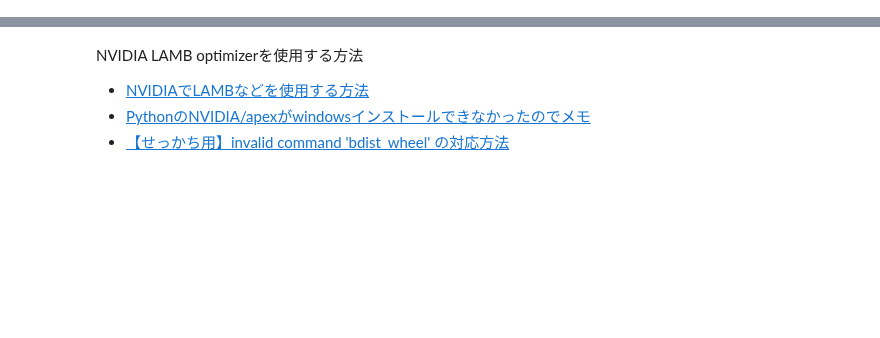
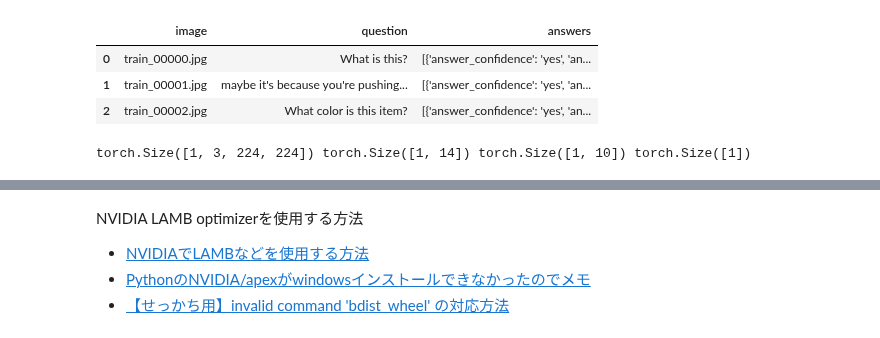
Before and after one commit to nopeet/dl_lecture_competition_pub, a Jupyter notebook: EDA.ipynb, the cells around one changed output, grey strips where cells are left out. Cells and saved outputs as stored; diff of their text form; code cells hidden in the pictures; blank space fills up the shorter version.

```diff
--- a/EDA.ipynb
+++ b/EDA.ipynb
@@ -11,3 +16,11 @@ from torchvision import transforms
+# %%
+df = pandas.read_json("./data/train_EXP.json")  # question, answerを持つDataFrame
+df.head()
+# %% [output]
+|  | image | question | answers |
+| 0 | train_00000.jpg | What is this? | [{'answer_confidence': 'yes', 'an... |
+| 1 | train_00001.jpg | maybe it's because you're pushing... | [{'answer_confidence': 'yes', 'an... |
+| 2 | train_00002.jpg | What color is this item? | [{'answer_confidence': 'yes', 'an... |
 # %%
 def process_text(text):
     # lowercase
@@ -157,3 +174,12 @@ transform = transforms.Compose([
+# %%
+for image, question, answers, mode_answer in train_loader:
+    print(image.size(), question.size(), answers.size(), mode_answer.size())
+    break
+# torch.Size([1, 3, 224, 224]) torch.Size([1, 14]) torch.Size([1, 10]) torch.Size([1])
+# torch.Size([3, 3, 224, 224]) torch.Size([3, 14]) torch.Size([3, 10]) torch.Size([3])
+# [batch_size, channel, height, width] [batch_size, vocab_size] [batch_size, n_answer] [batch_size]
+# %% [output]
+torch.Size([1, 3, 224, 224]) torch.Size([1, 14]) torch.Size([1, 10]) torch.Size([1])
 # %%
 # # dataの取り出し
 # tmp = train_loader.__iter__()
```
Also changed, not shown: parts of 31 cells of this notebook.
